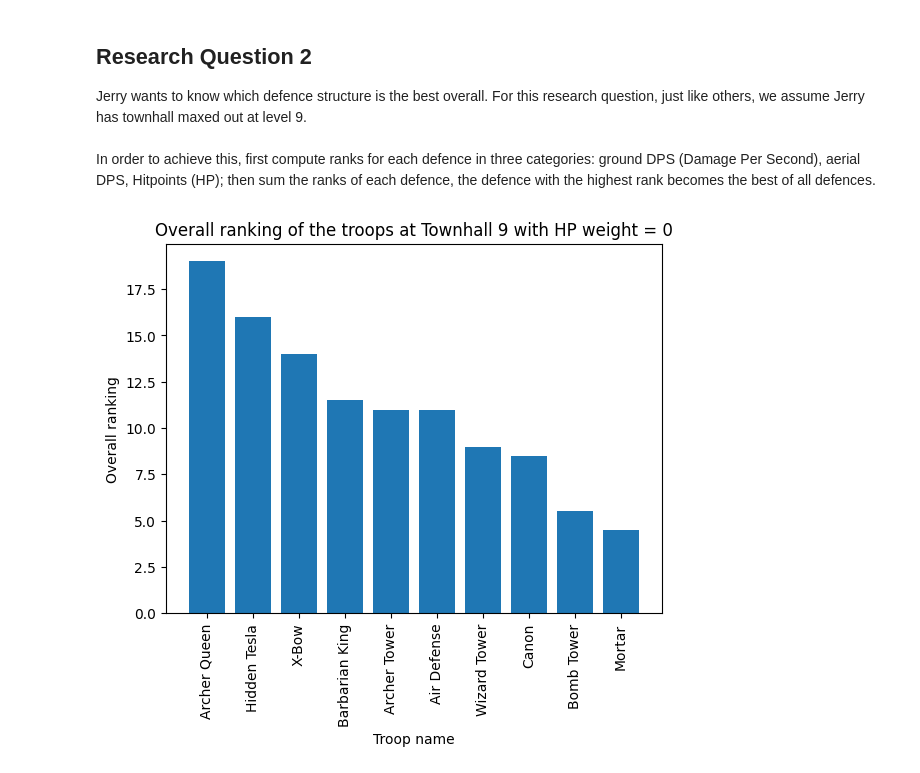
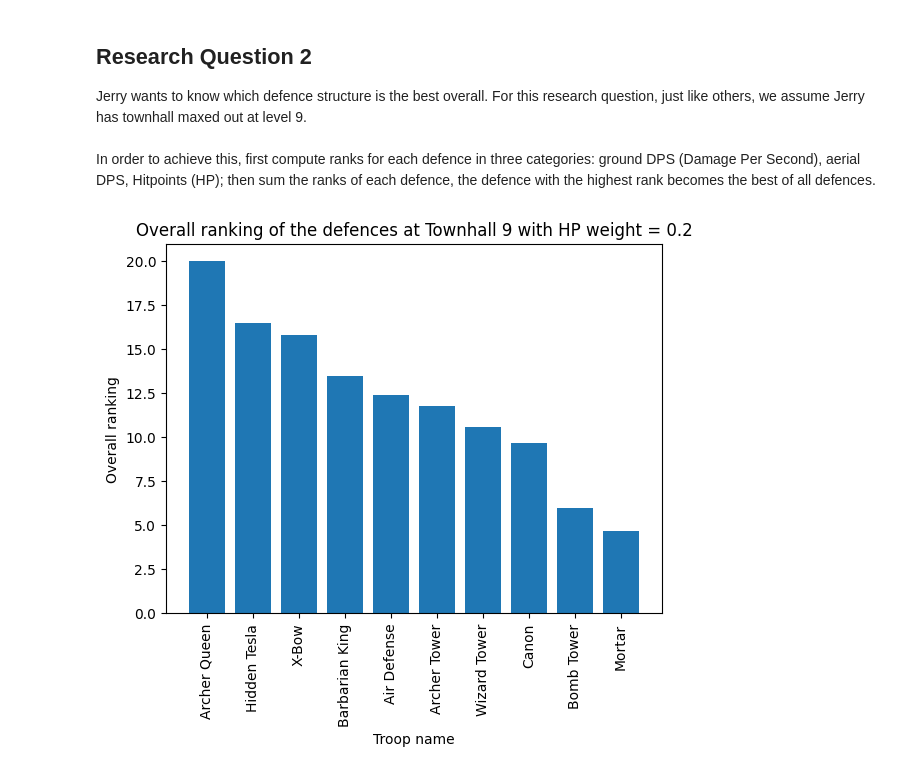
Before and after one commit to auregiuglarism/Clash_of_Clans_DataAnalysis, a Jupyter notebook: Defence Structure Analysis/defence_structure_analysis.ipynb, the cells around one changed output. Cells and saved outputs as stored; diff of their text form; code cells hidden in the pictures.

Commit message:
corrected name of title
corrected name of title

```diff
--- a/Defence Structure Analysis/defence_structure_analysis.ipynb
+++ b/Defence Structure Analysis/defence_structure_analysis.ipynb
@@ -177,23 +177,23 @@ graph3 = pd.DataFrame({"Defence": defences, "DPS": dps_aerial})
 # %%
 # Answering the question
 graph1 = graph1.sort_values(by="DPS", ascending=True)
 graph2 = graph2.sort_values(by="HP", ascending=True)
 graph3 = graph3.sort_values(by="DPS", ascending=True)
 
-hp_weight = 0 # Weight of HP in the overall ranking
+hp_weight = 0.2 # Weight of HP in the overall ranking
 
 overall_ranking = pd.DataFrame({"name": defences, "ground_dps_rank": graph1['DPS'].rank(), "aerial_dps_rank": graph3['DPS'].rank(), "hp_rank": graph2['HP'].rank() * hp_weight, "overall_rank": graph1['DPS'].rank() + graph3['DPS'].rank() + graph2['HP'].rank() * hp_weight})
 overall_ranking = overall_ranking.sort_values(by='overall_rank', ascending=True).reset_index()
 overall_ranking.drop('index', axis=1, inplace=True) # Drop the index column
 overall_ranking_reversed = overall_ranking[::-1]
 
 # Plot the overall ranking
 # Make sure HP weight is either 1, 0.2 or 0 to see differences
 plt.bar(overall_ranking_reversed['name'], overall_ranking_reversed['overall_rank'])
 plt.xticks(rotation=90)
 plt.xlabel('Troop name')
 plt.ylabel('Overall ranking')
-plt.title('Overall ranking of the troops at Townhall 9 with HP weight = 0')
+plt.title('Overall ranking of the defences at Townhall 9 with HP weight = 0.2')
 plt.show()
 # %% [output]
-[figure, old version]
+[figure, new version]
```
